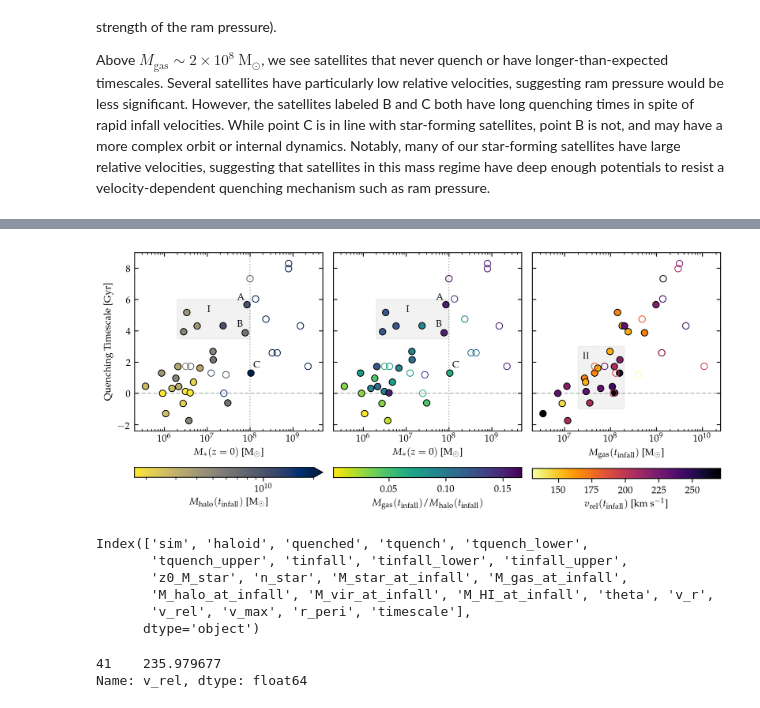
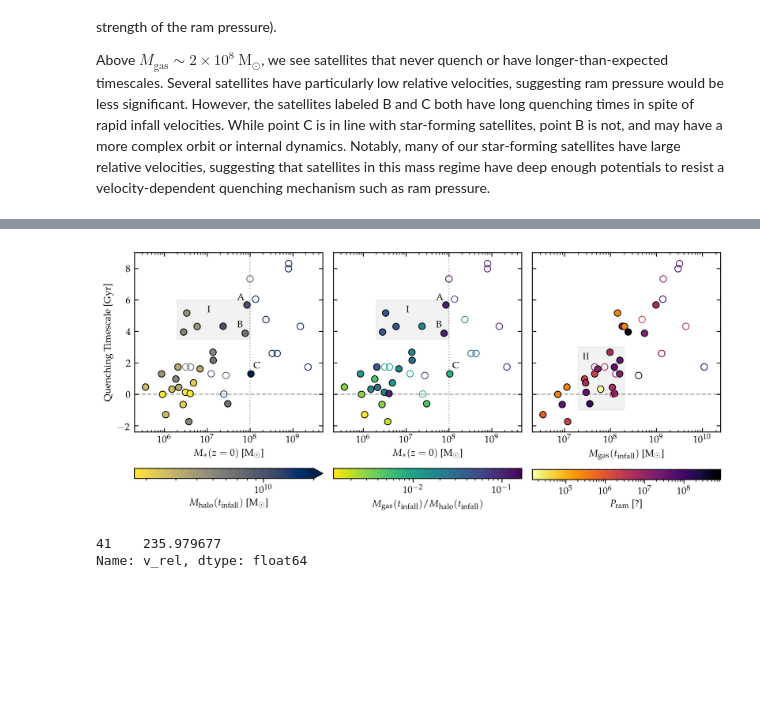
Before and after one commit to hollisakins/Justice_League_Code, a Jupyter notebook: Analysis/QuenchingTimescales/SFR_Quenching_Times.ipynb, the cells around one changed output, grey strips where cells are left out. Drawn from its saved outputs; the diff is of its cells as text; code cells hidden in the pictures; blank space fills up the shorter version.

Commit message:
updates to images and quenchigntimes

```diff
--- a/Analysis/QuenchingTimescales/SFR_Quenching_Times.ipynb
+++ b/Analysis/QuenchingTimescales/SFR_Quenching_Times.ipynb
@@ -987,6 +1167,7 @@ M_HI_at_infall = np.array(data.M_HI_at_infall, dtype=float)
 M_halo_at_infall = np.array(data.M_halo_at_infall, dtype=float)
 M_gas_at_infall = np.array(data.M_gas_at_infall, dtype=float)
 v_rel = np.array(data.v_rel)#/np.array(data.v_max)
+Pram = np.array(data.Pram)
 z0_M_star = np.array(data.z0_M_star)
 gas_frac = M_gas_at_infall/M_halo_at_infall
 
@@ -1022,25 +1203,25 @@ for q, ms, t, gf in zip(quenched, z0_M_star, timescale, gas_frac):
         ax[1].scatter([ms], [t], fc = 'none',  ec=color, lw=0.75, zorder=2)
         #ax[0].errorbar(sf.z0_M_star, sf.tinfall, fmt='none',yerr=0.3, lolims=True, zorder=1, ecolor='k')
 
-fig.colorbar(mpl.cm.ScalarMappable(norm=mpl.colors.Normalize(vmin=min_gasfrac, vmax=max_gasfrac), cmap=cmap_name), ax=ax[1],
+fig.colorbar(mpl.cm.ScalarMappable(norm=mpl.colors.LogNorm(vmin=min_gasfrac, vmax=max_gasfrac), cmap=cmap_name), ax=ax[1],
              label=r'$M_{\mathrm{gas}}(t_{\mathrm{infall}})/M_{\mathrm{halo}}(t_{\mathrm{infall}})$', orientation='horizontal', pad=pad, aspect=aspect)
 # fig.colorbar(im0, ax=ax[0], label=r'$M_{\mathrm{gas}}(t_{\mathrm{infall}})$ [$\mathrm{M}_\odot$]', orientation='horizontal', pad=0.15)
 
 
 cmap_name = 'inferno_r'
 cmap = mpl.cm.get_cmap(cmap_name, 12)
-max_v, min_v = np.max(v_rel), np.min(v_rel)
+max_p, min_p = np.max(Pram), np.min(Pram)
 
-for q, mg, t, vr in zip(quenched, M_gas_at_infall, timescale, v_rel):
-    color = cmap((vr - min_v)/(max_v - min_v))
+for q, mg, t, pr in zip(quenched, M_gas_at_infall, timescale, Pram):
+    color = cmap((np.log10(pr) - np.log10(min_p))/(np.log10(max_p) - np.log10(min_p)))
     if q:
         im0 = ax[2].scatter([mg], [t], fc = color,  ec='k', lw=0.75, zorder=2)
     else:
         im0 = ax[2].scatter([mg], [t], fc = 'none',  ec=color, lw=0.75, zorder=2)
         #ax[0].errorbar(sf.z0_M_star, sf.tinfall, fmt='none',yerr=0.3, lolims=True, zorder=1, ecolor='k')
 
-fig.colorbar(mpl.cm.ScalarMappable(norm=mpl.colors.Normalize(vmin=min_v, vmax=max_v), cmap=cmap_name), ax=ax[2],
-             label=r'$v_{\mathrm{rel}}(t_{\mathrm{infall}})$ [$\mathrm{km}~\mathrm{s}^{-1}$]', orientation='horizontal', pad=pad, aspect=aspect)
+fig.colorbar(mpl.cm.ScalarMappable(norm=mpl.colors.LogNorm(vmin=min_p, vmax=max_p), cmap=cmap_name), ax=ax[2],
+             label=r'$P_{\mathrm{ram}}$ [?]', orientation='horizontal', pad=pad, aspect=aspect)
 
 
 
@@ -1064,45 +1245,35 @@ ax[1].plot([1e8,1e8],[-3, 9], 'k:', alpha=0.3, zorder=0, linewidth=1)
 
 ax[2].set_xlabel('$M_{\mathrm{gas}}(t_{\mathrm{infall}})$ [$\mathrm{M}_\odot$]')
 ax[2].set_xlim(2e6, 2.5e10)
 
 
 
 
 ax[0].fill_between([2e6,1e8],[3.5,3.5],[6,6],ec='k', fc='k',alpha=0.05, zorder=-3)
 ax[0].annotate('I',(1e7,5.2))
 
 ax[1].fill_between([2e6,1e8],[3.5,3.5],[6,6],ec='k', fc='k',alpha=0.05, zorder=-3)
 ax[1].annotate('I',(1e7,5.2))
 
 ax[0].annotate('A',(5e7,6))
 ax[0].annotate('B',(5e7,4.25))
 
 ax[1].annotate('A',(5e7,6))
 ax[1].annotate('B',(5e7,4.25))
 
 
 ax[0].annotate('C',(1.2e8,1.65))
 ax[1].annotate('C',(1.2e8,1.65))
 
 ax[2].fill_between([2e7,2e8],[-1,-1],[3,3],ec='k', fc='k',alpha=0.05, zorder=-3)
 ax[2].annotate('II',(2.5e7,2.2))
 
 #plt.subplots_adjust(wspace=.05, left=0.01, right=0.98, bottom=0.01, top=0.98)
 
-plt.savefig('timescale_halomass_gasmass_vrel.pdf',dpi=300)
+# plt.savefig('timescale_halomass_gasmass_vrel.pdf',dpi=300)
 plt.show()
 # %% [output]
-[figure, old version]
+[figure, new version]
-# %%
-data = read_infall_properties()
-data.keys()
-# %% [output]
-Index(['sim', 'haloid', 'quenched', 'tquench', 'tquench_lower',
-       'tquench_upper', 'tinfall', 'tinfall_lower', 'tinfall_upper',
-       'z0_M_star', 'n_star', 'M_star_at_infall', 'M_gas_at_infall',
-       'M_halo_at_infall', 'M_vir_at_infall', 'M_HI_at_infall', 'theta', 'v_r',
-       'v_rel', 'v_max', 'r_peri', 'timescale'],
-      dtype='object')
 # %%
 data[(M_gas_at_infall > 1e8)&(v_rel > 200)&(M_gas_at_infall < 7e8)&(timescale > 3)][['haloid','sim']]
 
```
Also changed, not shown: parts of 3 cells of this notebook.
